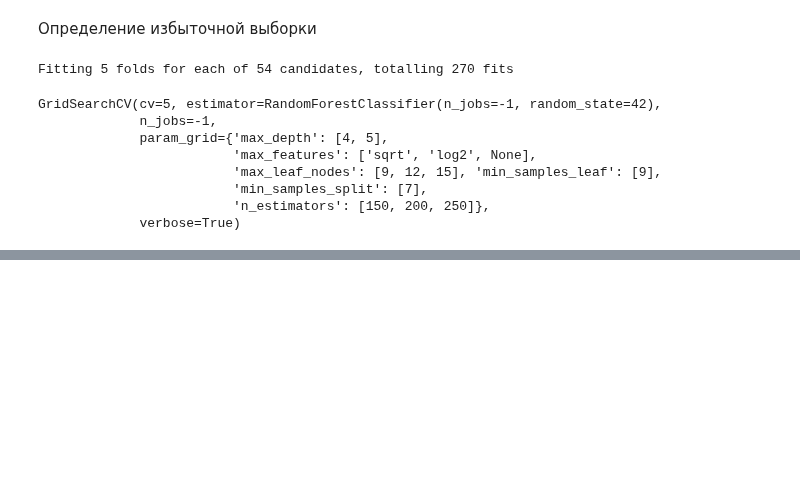
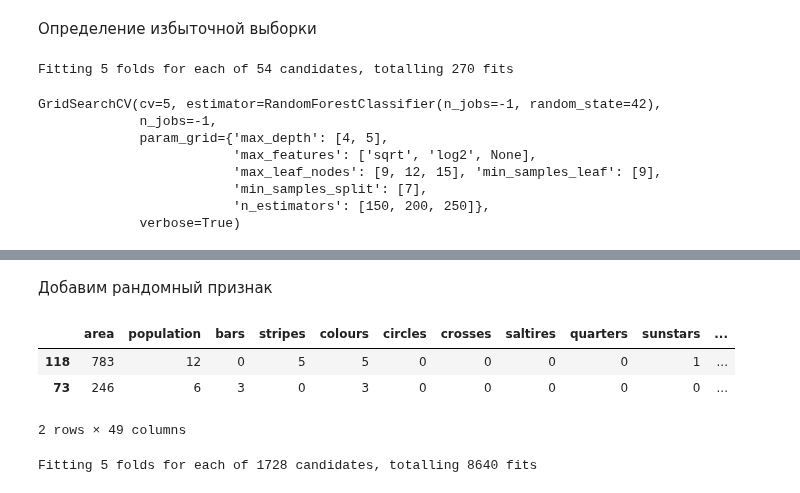
Before and after one commit to desve/AML-54, a Jupyter notebook: 16 Лабораторная работа по курсу/16 Homework_.ipynb, the cells around one changed output, grey strips where cells are left out. Saved outputs shown, nothing was run; the diff lists cells and outputs as text; code cells hidden in the pictures; blank space fills up the shorter version.

```diff
--- a/16 Лабораторная работа по курсу/16 Homework_.ipynb
+++ b/16 Лабораторная работа по курсу/16 Homework_.ipynb
@@ -461,0 +454,11 @@ score_on_test =0.615
+# %% [markdown]
+Добавим рандомный признак
+# %%
+X_train_random = X_train.copy()
+X_train_random['random_feauture'] = np.random.random(X_train.shape[0])
+X_train_random.head(2)
+# %% [output]
+|  | area | population | bars | stripes | colours | circles | crosses | saltires | quarters | sunstars | ... |
+| 118 | 783 | 12 | 0 | 5 | 5 | 0 | 0 | 0 | 0 | 1 | ... |
+| 73 | 246 | 6 | 3 | 0 | 3 | 0 | 0 | 0 | 0 | 0 | ... |
+2 rows × 49 columns
@@ -461,0 +480,6 @@ score_on_test =0.615
+# %%
+# обучим
+rfc_grid.fit(X_train_random, y_train)
+rfc_grid
+# %% [output]
+Fitting 5 folds for each of 1728 candidates, totalling 8640 fits
```
Also changed, not shown: parts of 20 cells of this notebook.
